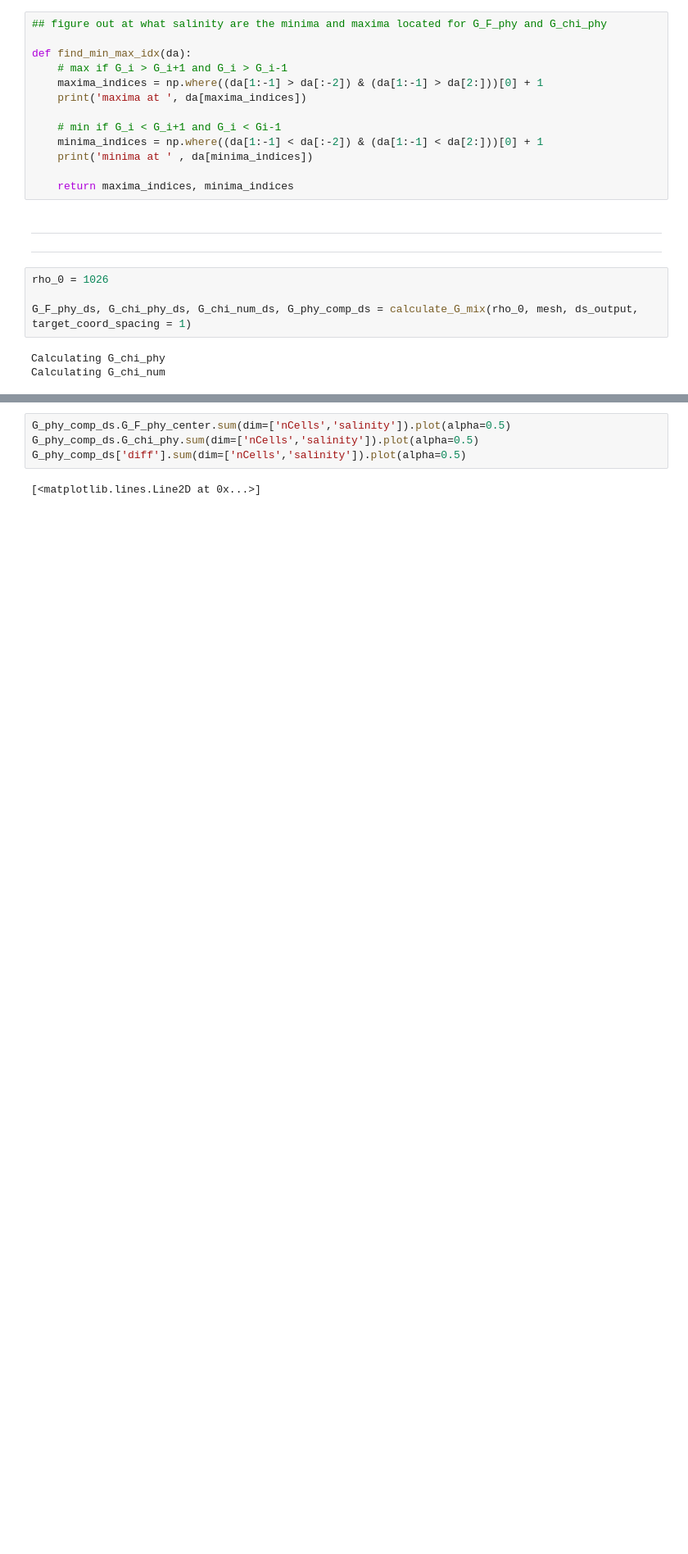
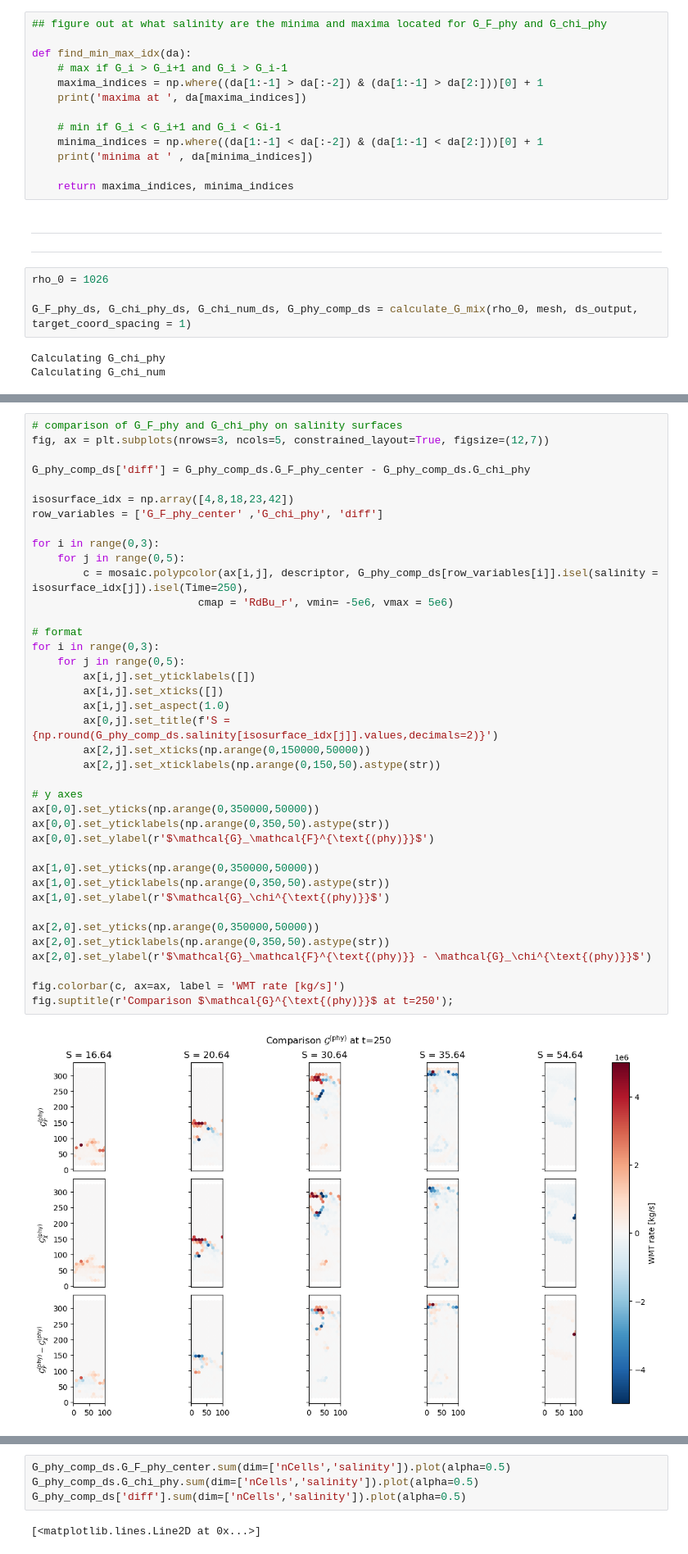
Before and after one commit to kailauyeda/WMT_DVD, a Jupyter notebook: bichan/analysis/preliminary_analysis.ipynb, the cells around one changed output, grey strips where cells are left out. Shown at 82% size. Drawn from its saved outputs; the diff is of its cells as text; blank space fills up the shorter version.

```diff
--- a/bichan/analysis/preliminary_analysis.ipynb
+++ b/bichan/analysis/preliminary_analysis.ipynb
@@ -823 +625,42 @@ Text(0.5, 1.0, 'Time-averaged WMT budget for $\\mathcal{M}_{\\geq}$')
+# %%
+# comparison of G_F_phy and G_chi_phy on salinity surfaces
+fig, ax = plt.subplots(nrows=3, ncols=5, constrained_layout=True, figsize=(12,7))
+
+G_phy_comp_ds['diff'] = G_phy_comp_ds.G_F_phy_center - G_phy_comp_ds.G_chi_phy
+
+isosurface_idx = np.array([4,8,18,23,42])
+row_variables = ['G_F_phy_center' ,'G_chi_phy', 'diff']
+
+for i in range(0,3):
+    for j in range(0,5):
+        c = mosaic.polypcolor(ax[i,j], descriptor, G_phy_comp_ds[row_variables[i]].isel(salinity = isosurface_idx[j]).isel(Time=250),
+                          cmap = 'RdBu_r', vmin= -5e6, vmax = 5e6)
+
+# format
+for i in range(0,3):
+    for j in range(0,5):
+        ax[i,j].set_yticklabels([])
+        ax[i,j].set_xticks([])
+        ax[i,j].set_aspect(1.0)
+        ax[0,j].set_title(f'S = {np.round(G_phy_comp_ds.salinity[isosurface_idx[j]].values,decimals=2)}')
+        ax[2,j].set_xticks(np.arange(0,150000,50000))
+        ax[2,j].set_xticklabels(np.arange(0,150,50).astype(str))
+
+# y axes
+ax[0,0].set_yticks(np.arange(0,350000,50000))
+ax[0,0].set_yticklabels(np.arange(0,350,50).astype(str))
+ax[0,0].set_ylabel(r'$\mathcal{G}_\mathcal{F}^{\text{(phy)}}$')
+
+ax[1,0].set_yticks(np.arange(0,350000,50000))
+ax[1,0].set_yticklabels(np.arange(0,350,50).astype(str))
+ax[1,0].set_ylabel(r'$\mathcal{G}_\chi^{\text{(phy)}}$')
+
+ax[2,0].set_yticks(np.arange(0,350000,50000))
+ax[2,0].set_yticklabels(np.arange(0,350,50).astype(str))
+ax[2,0].set_ylabel(r'$\mathcal{G}_\mathcal{F}^{\text{(phy)}} - \mathcal{G}_\chi^{\text{(phy)}}$')
+
+fig.colorbar(c, ax=ax, label = 'WMT rate [kg/s]')
+fig.suptitle(r'Comparison $\mathcal{G}^{\text{(phy)}}$ at t=250');
+# %% [output]
+[figure, added]
 # %%
```
Also changed, not shown: parts of 47 cells of this notebook.
